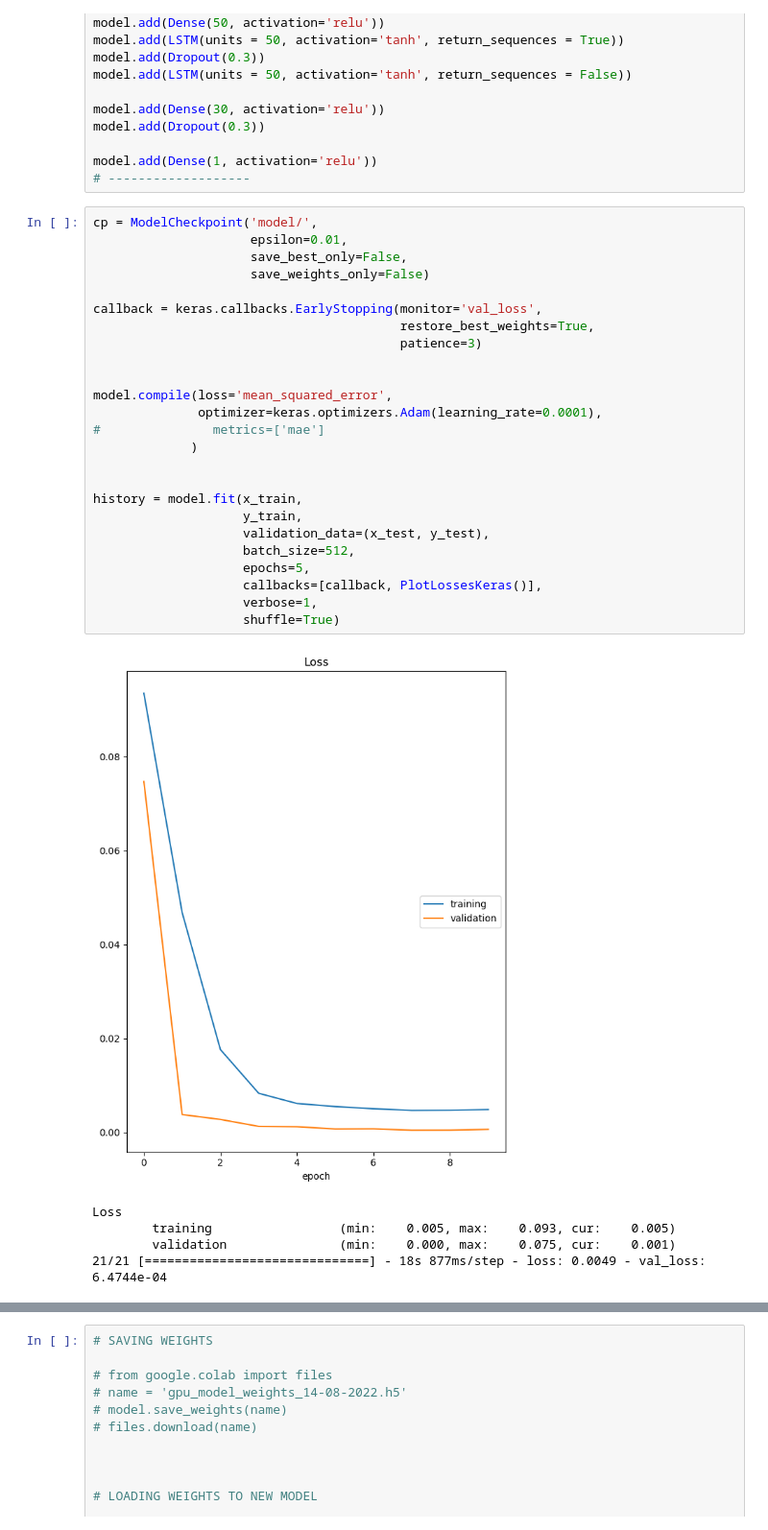
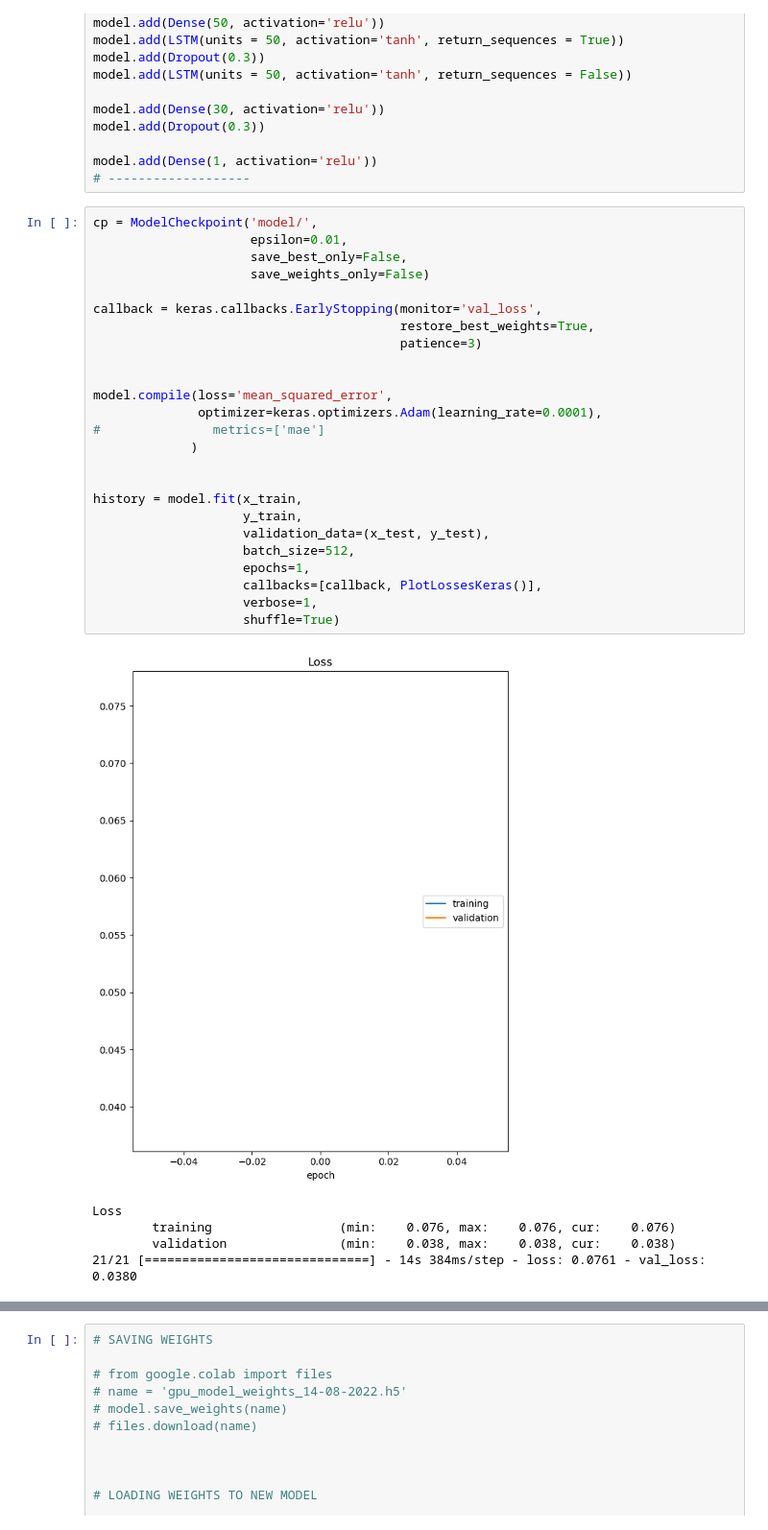
Before and after one commit to Daniil-Kiriakov/analytics-projects, a Jupyter notebook: NN/LSTM_time_series_predictions.ipynb, the cells around one changed output, grey strips where cells are left out. Shown at 96% size. Drawn from its saved outputs; the diff is of its cells as text.

```diff
--- a/NN/LSTM_time_series_predictions.ipynb
+++ b/NN/LSTM_time_series_predictions.ipynb
@@ -190,31 +193,31 @@ model.add(Dense(1, activation='relu'))
 # %%
 cp = ModelCheckpoint('model/',
                      epsilon=0.01,
                      save_best_only=False,
                      save_weights_only=False)
 
 callback = keras.callbacks.EarlyStopping(monitor='val_loss',
                                          restore_best_weights=True,
                                          patience=3)
 
 
 model.compile(loss='mean_squared_error',
               optimizer=keras.optimizers.Adam(learning_rate=0.0001),
 #               metrics=['mae']
              )
 
 
 history = model.fit(x_train,
                     y_train,
                     validation_data=(x_test, y_test),
                     batch_size=512,
-                    epochs=5,
+                    epochs=1,
                     callbacks=[callback, PlotLossesKeras()],
                     verbose=1,
                     shuffle=True)
 # %% [output]
-[figure, old version]
+[figure, new version]
 Loss
-        training                 (min:    0.005, max:    0.093, cur:    0.005)
-        validation               (min:    0.000, max:    0.075, cur:    0.001)
-21/21 [==============================] - 18s 877ms/step - loss: 0.0049 - val_loss: 6.4744e-04
+        training                 (min:    0.076, max:    0.076, cur:    0.076)
+        validation               (min:    0.038, max:    0.038, cur:    0.038)
+21/21 [==============================] - 14s 384ms/step - loss: 0.0761 - val_loss: 0.0380
```
Also changed, not shown: parts of 5 cells of this notebook.
